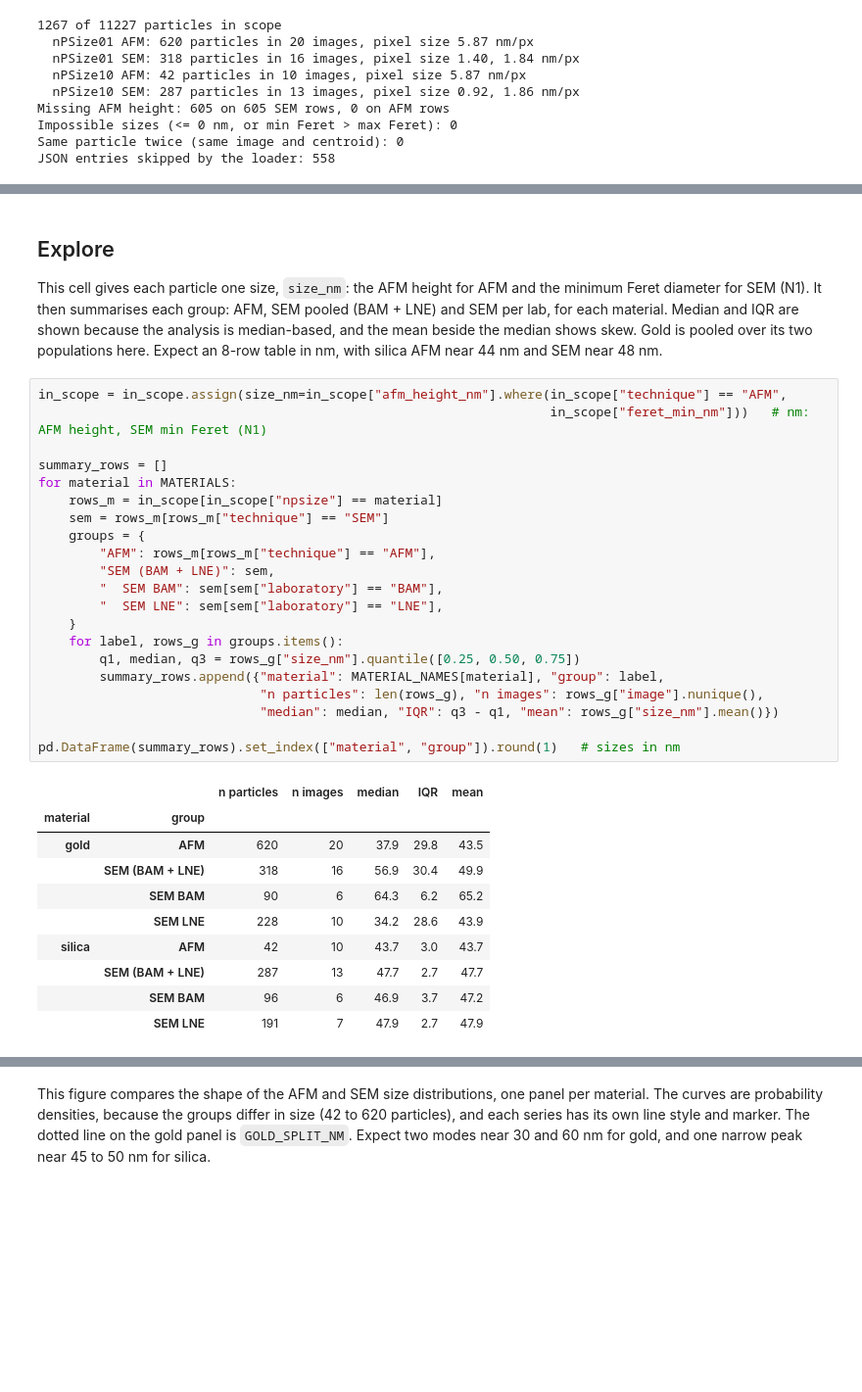
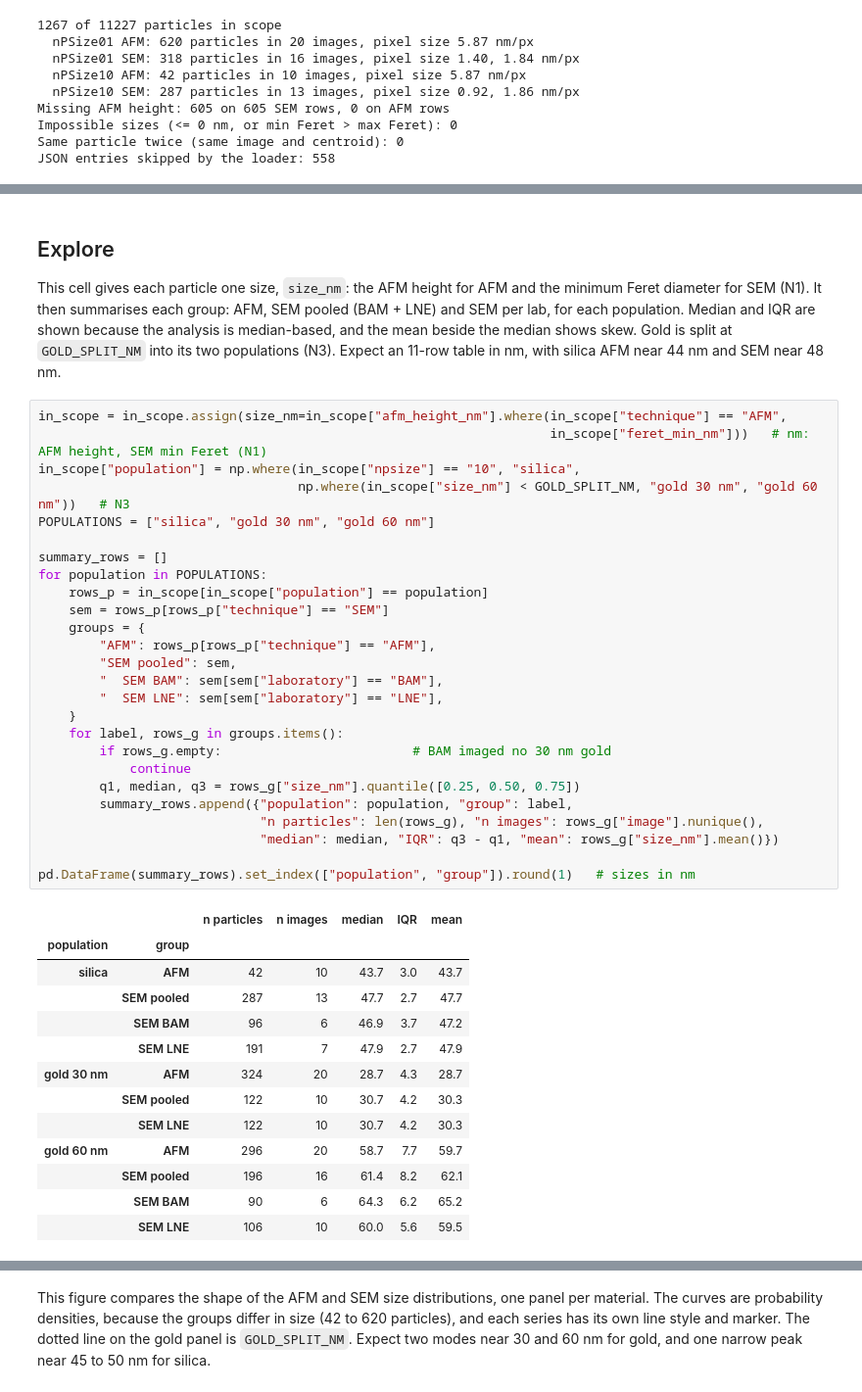
Before and after one commit to meghansmith1449-hub/Chem427-project, a Jupyter notebook: project11.ipynb, the cells around one changed output, grey strips where cells are left out. Shown at 98% size. Saved outputs shown, nothing was run; the diff lists cells and outputs as text; blank space fills up the shorter version.

```diff
--- a/project11.ipynb
+++ b/project11.ipynb
@@ -146,37 +161,45 @@ JSON entries skipped by the loader: 558
 # %% [markdown]
 ## Explore
 
-This cell gives each particle one size, `size_nm`: the AFM height for AFM and the minimum Feret diameter for SEM (N1). It then summarises each group: AFM, SEM pooled (BAM + LNE) and SEM per lab, for each material. Median and IQR are shown because the analysis is median-based, and the mean beside the median shows skew. Gold is pooled over its two populations here. Expect an 8-row table in nm, with silica AFM near 44 nm and SEM near 48 nm.
+This cell gives each particle one size, `size_nm`: the AFM height for AFM and the minimum Feret diameter for SEM (N1). It then summarises each group: AFM, SEM pooled (BAM + LNE) and SEM per lab, for each population. Median and IQR are shown because the analysis is median-based, and the mean beside the median shows skew. Gold is split at `GOLD_SPLIT_NM` into its two populations (N3). Expect an 11-row table in nm, with silica AFM near 44 nm and SEM near 48 nm.
 # %%
 in_scope = in_scope.assign(size_nm=in_scope["afm_height_nm"].where(in_scope["technique"] == "AFM",
                                                                    in_scope["feret_min_nm"]))   # nm: AFM height, SEM min Feret (N1)
+in_scope["population"] = np.where(in_scope["npsize"] == "10", "silica",
+                                  np.where(in_scope["size_nm"] < GOLD_SPLIT_NM, "gold 30 nm", "gold 60 nm"))   # N3
+POPULATIONS = ["silica", "gold 30 nm", "gold 60 nm"]
 
 summary_rows = []
-for material in MATERIALS:
-    rows_m = in_scope[in_scope["npsize"] == material]
-    sem = rows_m[rows_m["technique"] == "SEM"]
+for population in POPULATIONS:
+    rows_p = in_scope[in_scope["population"] == population]
+    sem = rows_p[rows_p["technique"] == "SEM"]
     groups = {
-        "AFM": rows_m[rows_m["technique"] == "AFM"],
-        "SEM (BAM + LNE)": sem,
+        "AFM": rows_p[rows_p["technique"] == "AFM"],
+        "SEM pooled": sem,
         "  SEM BAM": sem[sem["laboratory"] == "BAM"],
         "  SEM LNE": sem[sem["laboratory"] == "LNE"],
     }
     for label, rows_g in groups.items():
+        if rows_g.empty:                         # BAM imaged no 30 nm gold
+            continue
         q1, median, q3 = rows_g["size_nm"].quantile([0.25, 0.50, 0.75])
-        summary_rows.append({"material": MATERIAL_NAMES[material], "group": label,
+        summary_rows.append({"population": population, "group": label,
                              "n particles": len(rows_g), "n images": rows_g["image"].nunique(),
                              "median": median, "IQR": q3 - q1, "mean": rows_g["size_nm"].mean()})
 
-pd.DataFrame(summary_rows).set_index(["material", "group"]).round(1)   # sizes in nm
+pd.DataFrame(summary_rows).set_index(["population", "group"]).round(1)   # sizes in nm
 # %% [output]
 |  |  | n particles | n images | median | IQR | mean |
-| material | group |  |  |  |  |  |
-| gold | AFM | 620 | 20 | 37.9 | 29.8 | 43.5 |
-|  | SEM (BAM + LNE) | 318 | 16 | 56.9 | 30.4 | 49.9 |
-|  | SEM BAM | 90 | 6 | 64.3 | 6.2 | 65.2 |
-|  | SEM LNE | 228 | 10 | 34.2 | 28.6 | 43.9 |
+| population | group |  |  |  |  |  |
 | silica | AFM | 42 | 10 | 43.7 | 3.0 | 43.7 |
-|  | SEM (BAM + LNE) | 287 | 13 | 47.7 | 2.7 | 47.7 |
+|  | SEM pooled | 287 | 13 | 47.7 | 2.7 | 47.7 |
 |  | SEM BAM | 96 | 6 | 46.9 | 3.7 | 47.2 |
 |  | SEM LNE | 191 | 7 | 47.9 | 2.7 | 47.9 |
+| gold 30 nm | AFM | 324 | 20 | 28.7 | 4.3 | 28.7 |
+|  | SEM pooled | 122 | 10 | 30.7 | 4.2 | 30.3 |
+|  | SEM LNE | 122 | 10 | 30.7 | 4.2 | 30.3 |
+| gold 60 nm | AFM | 296 | 20 | 58.7 | 7.7 | 59.7 |
+|  | SEM pooled | 196 | 16 | 61.4 | 8.2 | 62.1 |
+|  | SEM BAM | 90 | 6 | 64.3 | 6.2 | 65.2 |
+|  | SEM LNE | 106 | 10 | 60.0 | 5.6 | 59.5 |
 # %% [markdown]
```
Also changed, not shown: parts of 22 cells of this notebook, 4 other files.
